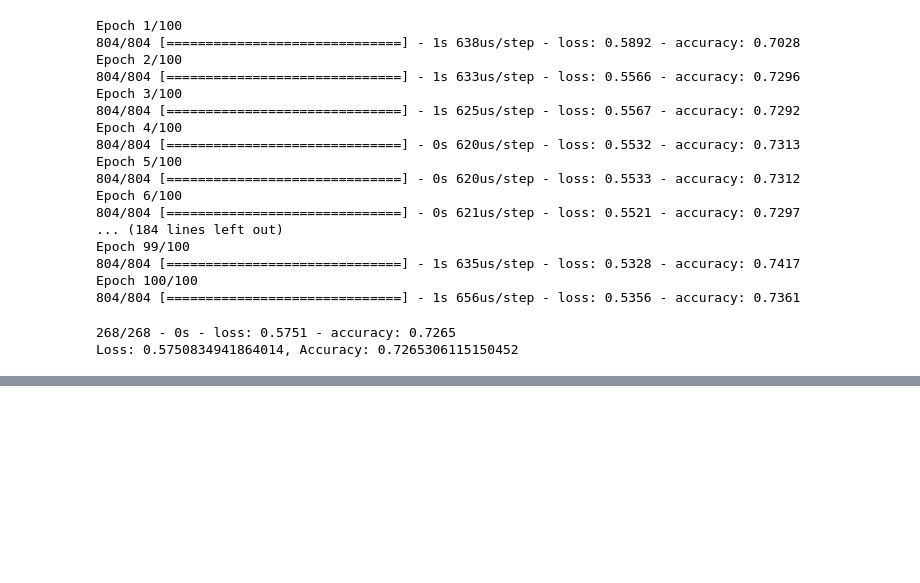
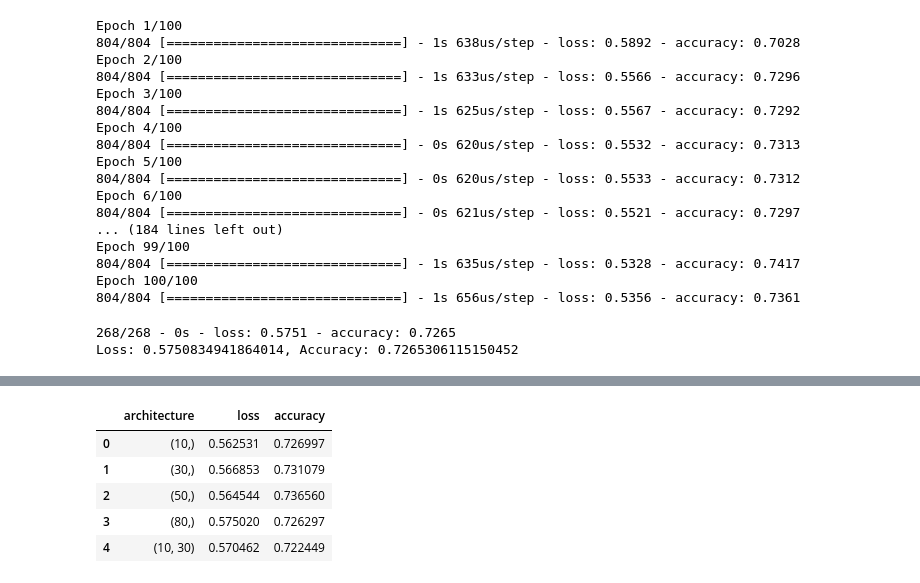
Before and after one commit to jsheppard95/Neural_Network_Charity_Analysis, a Jupyter notebook: AlphabetSoupCharity.ipynb, the cells around one changed output, grey strips where cells are left out. Cells and saved outputs as stored; diff of their text form; code cells hidden in the pictures; blank space fills up the shorter version.

```diff
--- a/AlphabetSoupCharity.ipynb
+++ b/AlphabetSoupCharity.ipynb
@@ -645,0 +666,7 @@ Loss: 0.5750834941864014, Accuracy: 0.7265306115150452
+# %%
+# Helper Function to bin specified categorical columns with value counts less than min_count
+def bin_cat_col(df, column, min_count):
+    counts = df[column].value_counts()
+    to_replace = list(counts[counts < min_count].index)
+    for rep in to_replace:
+        df[col] = df[col].replace(rep, "Other")
@@ -645,0 +845,17 @@ Loss: 0.5750834941864014, Accuracy: 0.7265306115150452
+# %%
+# Add results to dataframe for easier sorting
+arch_loss = []
+arch_acc = []
+for result in results:
+    arch_loss.append(result[0])
+    arch_acc.append(result[1])
+
+arch_results_df = pd.DataFrame({"architecture": architectures, "loss": arch_loss, "accuracy": arch_acc})
+arch_results_df.head()
+# %% [output]
+|  | architecture | loss | accuracy |
+| 0 | (10,) | 0.562531 | 0.726997 |
+| 1 | (30,) | 0.566853 | 0.731079 |
+| 2 | (50,) | 0.564544 | 0.736560 |
+| 3 | (80,) | 0.575020 | 0.726297 |
+| 4 | (10, 30) | 0.570462 | 0.722449 |
```
Also changed, not shown: parts of 16 cells of this notebook.
